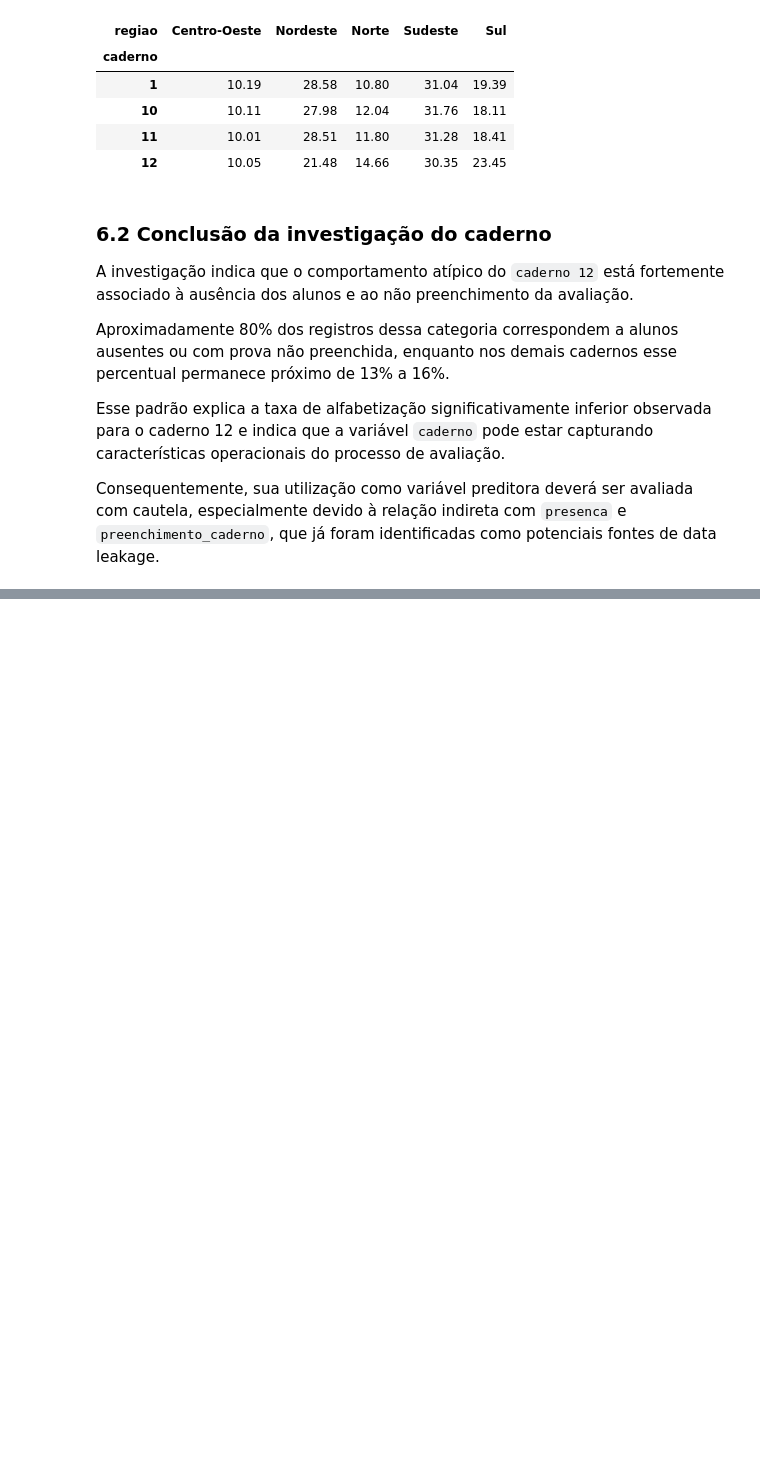
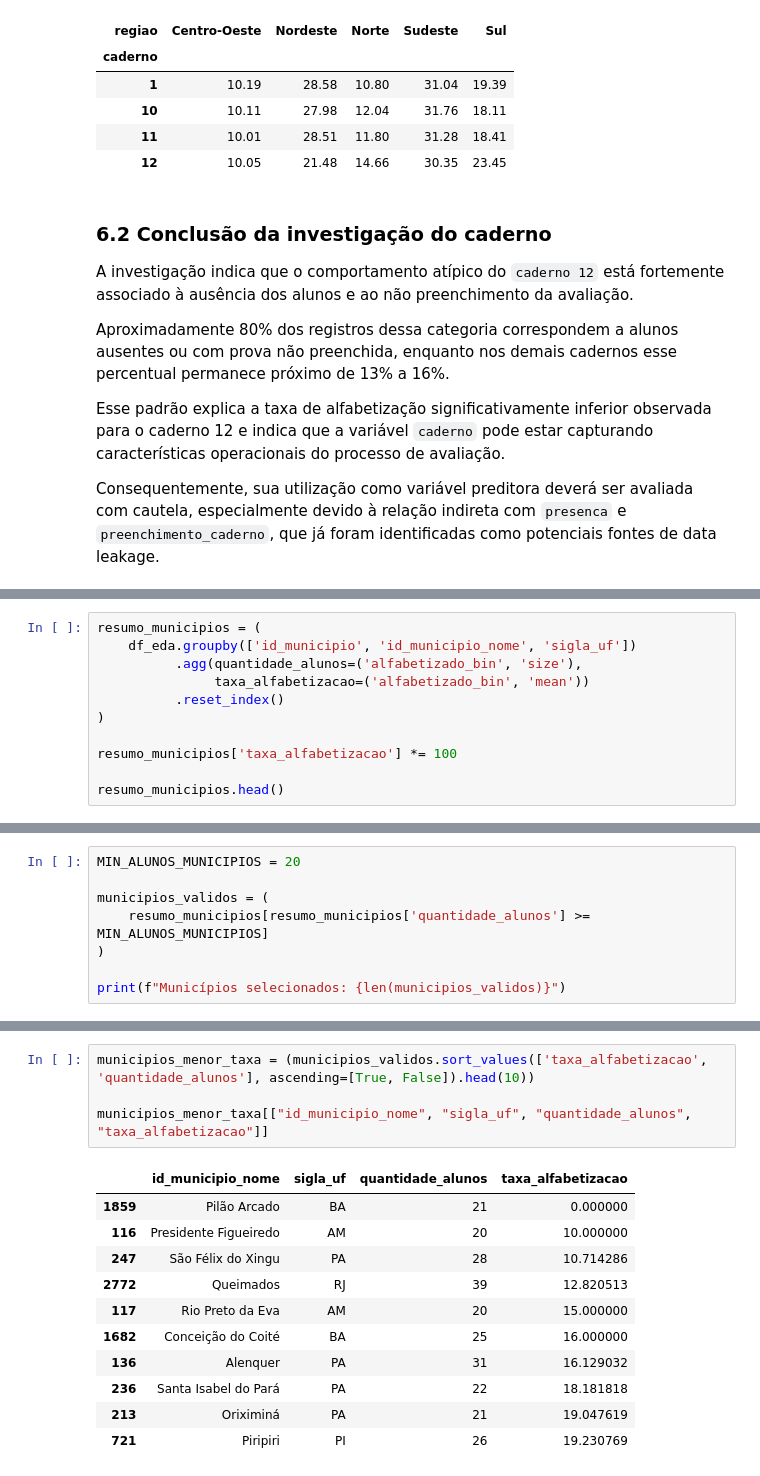
Before and after one commit to RenanTrevelim/tech-challenge-fase3-literacy-ml, a Jupyter notebook: notebooks/02_analise_exploratoria.ipynb, the cells around one changed output, grey strips where cells are left out. Drawn from its saved outputs; the diff is of its cells as text; blank space fills up the shorter version.

```diff
--- a/notebooks/02_analise_exploratoria.ipynb
+++ b/notebooks/02_analise_exploratoria.ipynb
@@ -1102,0 +1116,11 @@ Consequentemente, sua utilização como variável preditora deverá ser avaliada
+# %%
+resumo_municipios = (
+    df_eda.groupby(['id_municipio', 'id_municipio_nome', 'sigla_uf'])
+          .agg(quantidade_alunos=('alfabetizado_bin', 'size'),
+               taxa_alfabetizacao=('alfabetizado_bin', 'mean'))
+          .reset_index()
+)
+
+resumo_municipios['taxa_alfabetizacao'] *= 100
+
+resumo_municipios.head()
@@ -1102,0 +1191,8 @@ Consequentemente, sua utilização como variável preditora deverá ser avaliada
+# %%
+MIN_ALUNOS_MUNICIPIOS = 20
+
+municipios_validos = (
+    resumo_municipios[resumo_municipios['quantidade_alunos'] >= MIN_ALUNOS_MUNICIPIOS]
+)
+
+print(f"Municípios selecionados: {len(municipios_validos)}")
@@ -1102,0 +1222,16 @@ Consequentemente, sua utilização como variável preditora deverá ser avaliada
+# %%
+municipios_menor_taxa = (municipios_validos.sort_values(['taxa_alfabetizacao', 'quantidade_alunos'], ascending=[True, False]).head(10))
+
+municipios_menor_taxa[["id_municipio_nome", "sigla_uf", "quantidade_alunos", "taxa_alfabetizacao"]]
+# %% [output]
+|  | id_municipio_nome | sigla_uf | quantidade_alunos | taxa_alfabetizacao |
+| 1859 | Pilão Arcado | BA | 21 | 0.000000 |
+| 116 | Presidente Figueiredo | AM | 20 | 10.000000 |
+| 247 | São Félix do Xingu | PA | 28 | 10.714286 |
+| 2772 | Queimados | RJ | 39 | 12.820513 |
+| 117 | Rio Preto da Eva | AM | 20 | 15.000000 |
+| 1682 | Conceição do Coité | BA | 25 | 16.000000 |
+| 136 | Alenquer | PA | 31 | 16.129032 |
+| 236 | Santa Isabel do Pará | PA | 22 | 18.181818 |
+| 213 | Oriximiná | PA | 21 | 19.047619 |
+| 721 | Piripiri | PI | 26 | 19.230769 |
```
Also changed, not shown: parts of 18 cells of this notebook, 2 other files.
